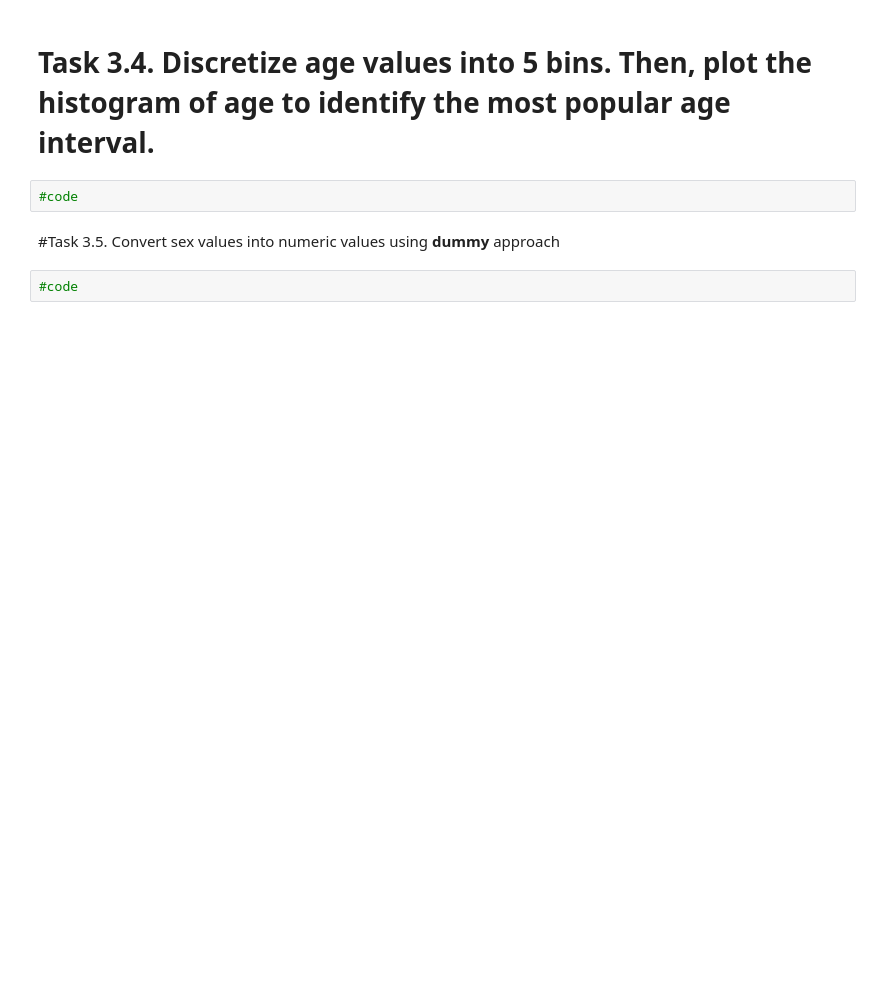
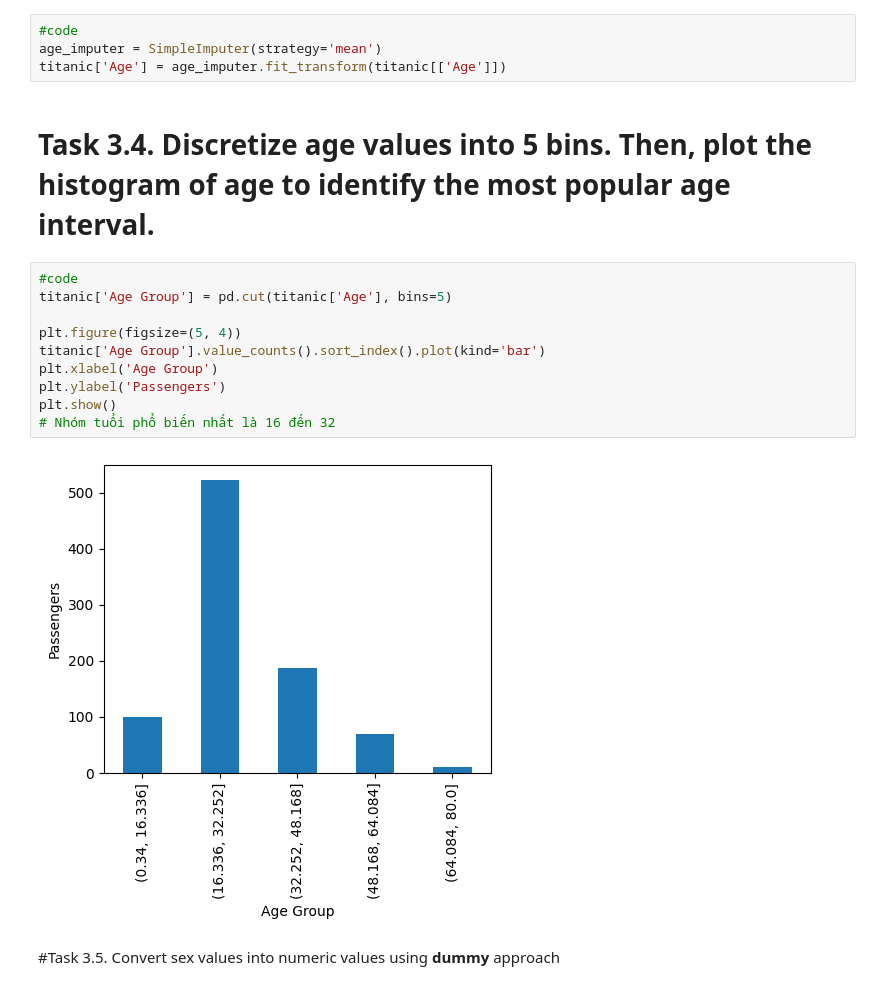
Before and after one commit to PhamTienLoc/Lab_DM, a Jupyter notebook: Lab_2_21130429_PhamTienLoc.ipynb, the cells around one changed output. Drawn from its saved outputs; the diff is of its cells as text; blank space fills up the shorter version.

```diff
--- a/Lab_2_21130429_PhamTienLoc.ipynb
+++ b/Lab_2_21130429_PhamTienLoc.ipynb
@@ -223,8 +242,20 @@ memory usage: 83.7+ KB
+# %%
+#code
+age_imputer = SimpleImputer(strategy='mean')
+titanic['Age'] = age_imputer.fit_transform(titanic[['Age']])
 # %% [markdown]
 # Task 3.4. Discretize age values into **5 bins**. Then, plot the histogram of age to identify the most popular age interval.
-# %%
-#code
+# %%
+#code
+titanic['Age Group'] = pd.cut(titanic['Age'], bins=5)
+
+plt.figure(figsize=(5, 4))
+titanic['Age Group'].value_counts().sort_index().plot(kind='bar')
+plt.xlabel('Age Group')
+plt.ylabel('Passengers')
+plt.show()
+# Nhóm tuổi phổ biến nhất là 16 đến 32
+# %% [output]
+[figure, added]
 # %% [markdown]
 #Task 3.5. Convert sex values into numeric values using **dummy** approach
-# %%
-#code
```
Also changed, not shown: parts of 8 cells of this notebook.
